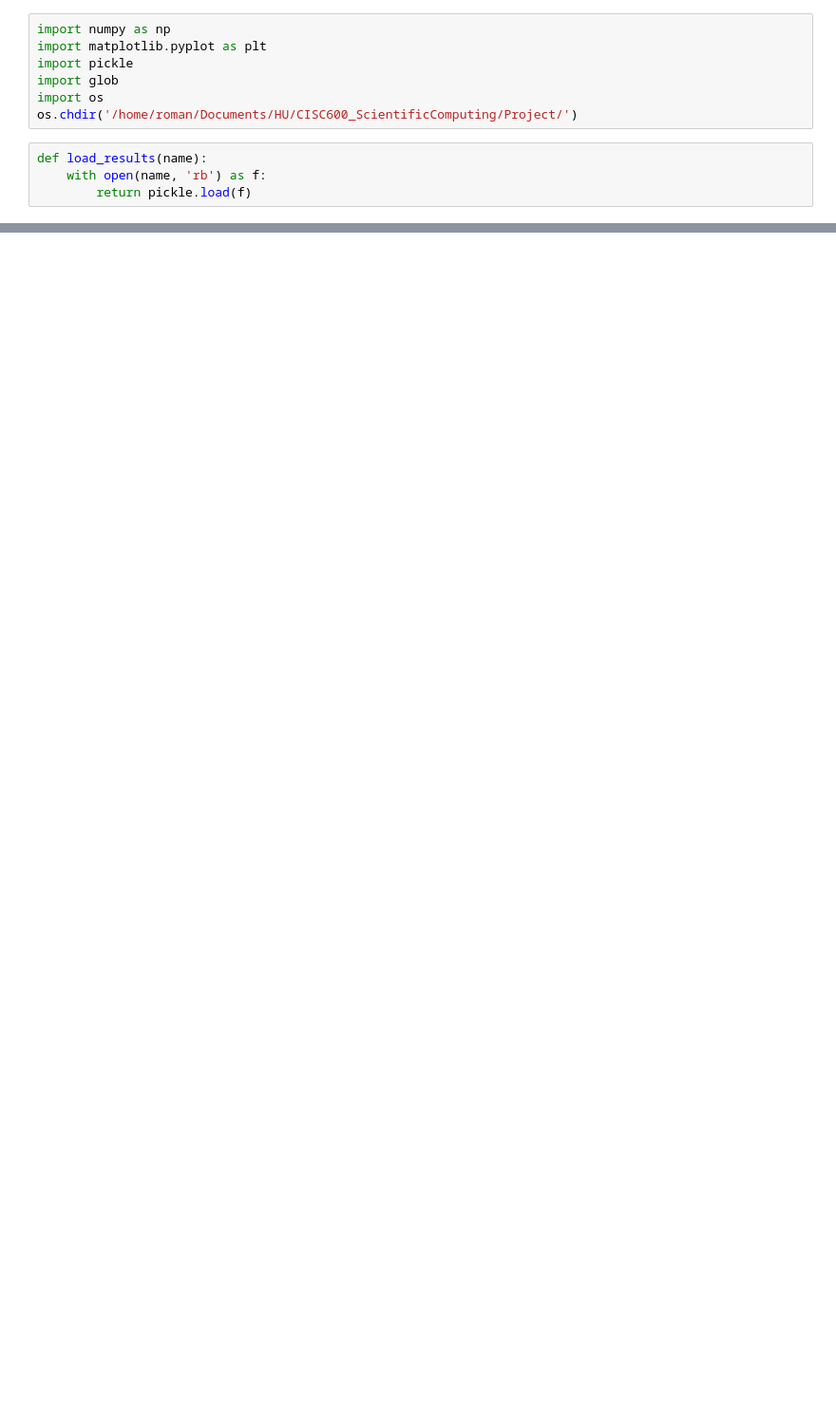
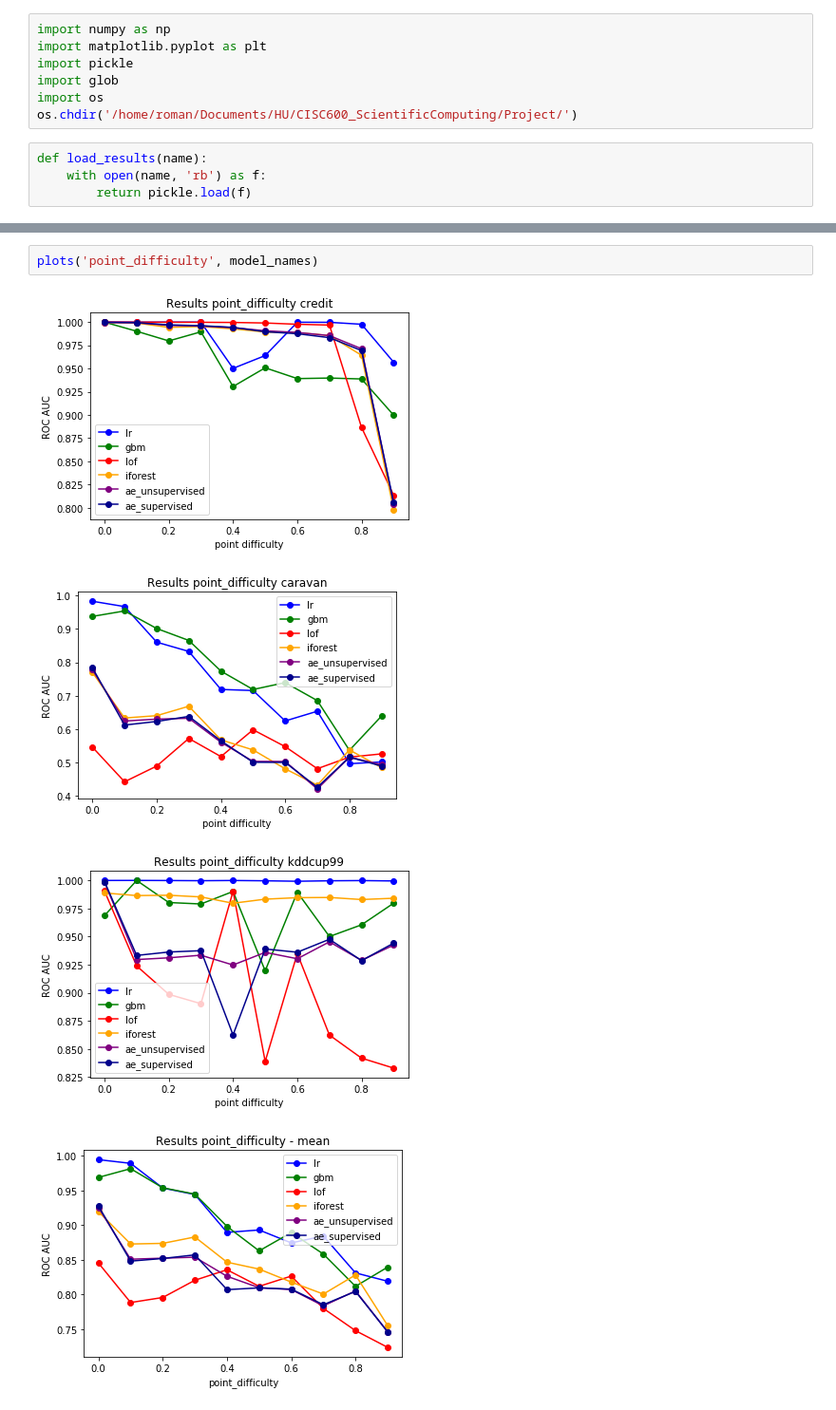
Before and after one commit to roman807/HU, a Jupyter notebook: CISC600_ScientificComputing/Project/plots_all.ipynb, the cells around one changed output, grey strips where cells are left out. Shown at 95% size. Cells and saved outputs as stored; diff of their text form; blank space fills up the shorter version.

```diff
--- a/CISC600_ScientificComputing/Project/plots_all.ipynb
+++ b/CISC600_ScientificComputing/Project/plots_all.ipynb
@@ -45,0 +52,7 @@ plt.show()
+# %%
+plots('point_difficulty', model_names)
+# %% [output]
+[figure, added]
+[figure, added]
+[figure, added]
+[figure, added]
```
Also changed, not shown: parts of 4 cells of this notebook, 31 other files.
